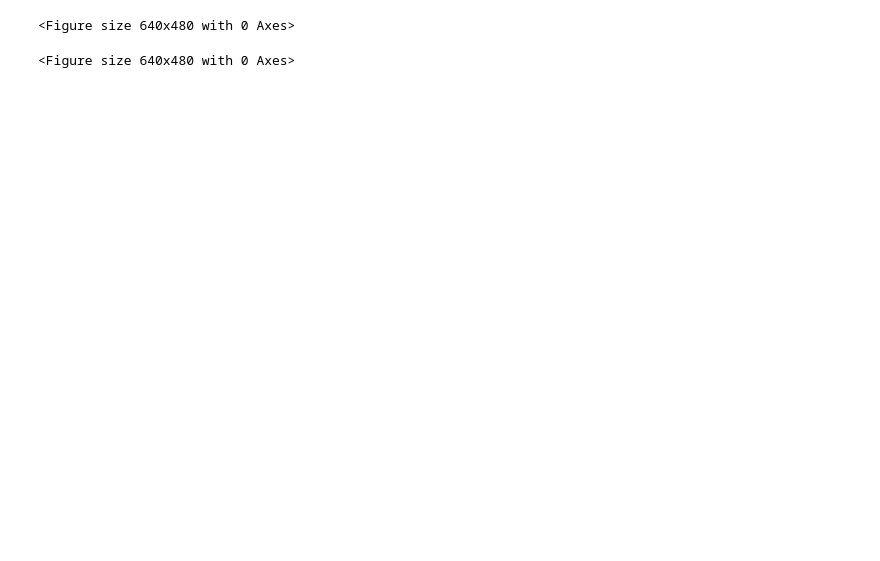
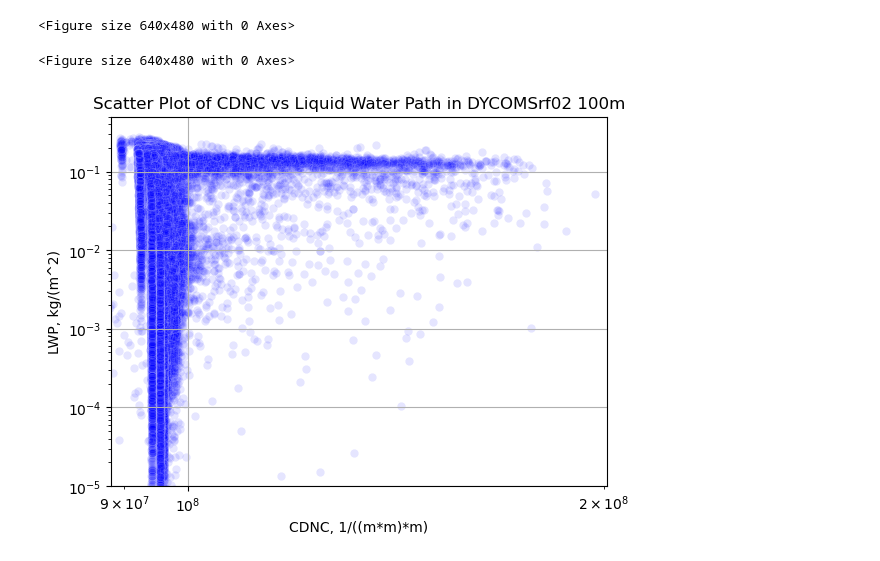
Before and after one commit to mahf708/scmlib, a Jupyter notebook: inverted-v-res-study/analysis/notes.ipynb, the cells around one changed output. Drawn from its saved outputs; the diff is of its cells as text; code cells hidden in the pictures; blank space fills up the shorter version.

```diff
--- a/inverted-v-res-study/analysis/notes.ipynb
+++ b/inverted-v-res-study/analysis/notes.ipynb
@@ -6,12 +6,12 @@ import seaborn as sns
 import matplotlib.pyplot as plt
 # %%
 data = {}; dfs = {}
-for exp in ["scream_dpxx_DYCOMSrf01", "scream_dpxx_DYCOMSrf02"]:
+for exp in ["scream_dpxx_DYCOMSrf01", "scream_dpxx_DYCOMSrf02", "scream_dpxx_DYCOMSrf02_100m"]:
     # print(f"/pscratch/sd/m/mahf708/dp_screamxx_inverted_v/{exp}/run/{exp}.scream.h.INSTANT.nmins_x5.1999-07-10-00000.nc")
     data[exp] = xr.open_mfdataset(f"/pscratch/sd/m/mahf708/dp_screamxx_inverted_v/{exp}/run/{exp}.scream.h.INSTANT.nmins_x5.1999-*.nc")
     dfs[exp] = data[exp][["cdnc_at_cldtop", "cldfrac_liq_at_cldtop", "LiqWaterPath"]].unify_chunks().to_dataframe()
 # %%
-df1, df2 = dfs["scream_dpxx_DYCOMSrf01"], dfs["scream_dpxx_DYCOMSrf02"]
+df1, df2, df3 = dfs["scream_dpxx_DYCOMSrf01"], dfs["scream_dpxx_DYCOMSrf02"], dfs["scream_dpxx_DYCOMSrf02_100m"]
 # %%
 sns.scatterplot(data=df2, x="cdnc_at_cldtop", y="LiqWaterPath", alpha=0.1, color="blue")
 # Set xscale and yscale to log
@@ -38,3 +38,16 @@ plt.savefig("cdnc_vs_lwp_dycomsrf01.png", dpi=300, bbox_inches="tight")
 plt.clf()
 # %% [output]
 <Figure size 640x480 with 0 Axes>
+# %%
+sns.scatterplot(data=df3, x="cdnc_at_cldtop", y="LiqWaterPath", alpha=0.1, color="blue")
+# Set xscale and yscale to log
+plt.xscale("log"); plt.xlim(8.8e7, 2.01e8)
+plt.yscale("log"); plt.ylim(1e-5, 5e-1)
+plt.xlabel(f"CDNC, {data['scream_dpxx_DYCOMSrf01'].cdnc_at_cldtop.attrs['units']}")
+plt.ylabel(f"LWP, {data['scream_dpxx_DYCOMSrf01'].LiqWaterPath.attrs['units']}")
+plt.title("Scatter Plot of CDNC vs Liquid Water Path in DYCOMSrf02 100m")
+plt.grid(True)
+plt.savefig("cdnc_vs_lwp_dycomsrf02_100m.png", dpi=300, bbox_inches="tight")
+# plt.clf()
+# %% [output]
+[figure, added]
```
Also changed, not shown: 7 other files.
